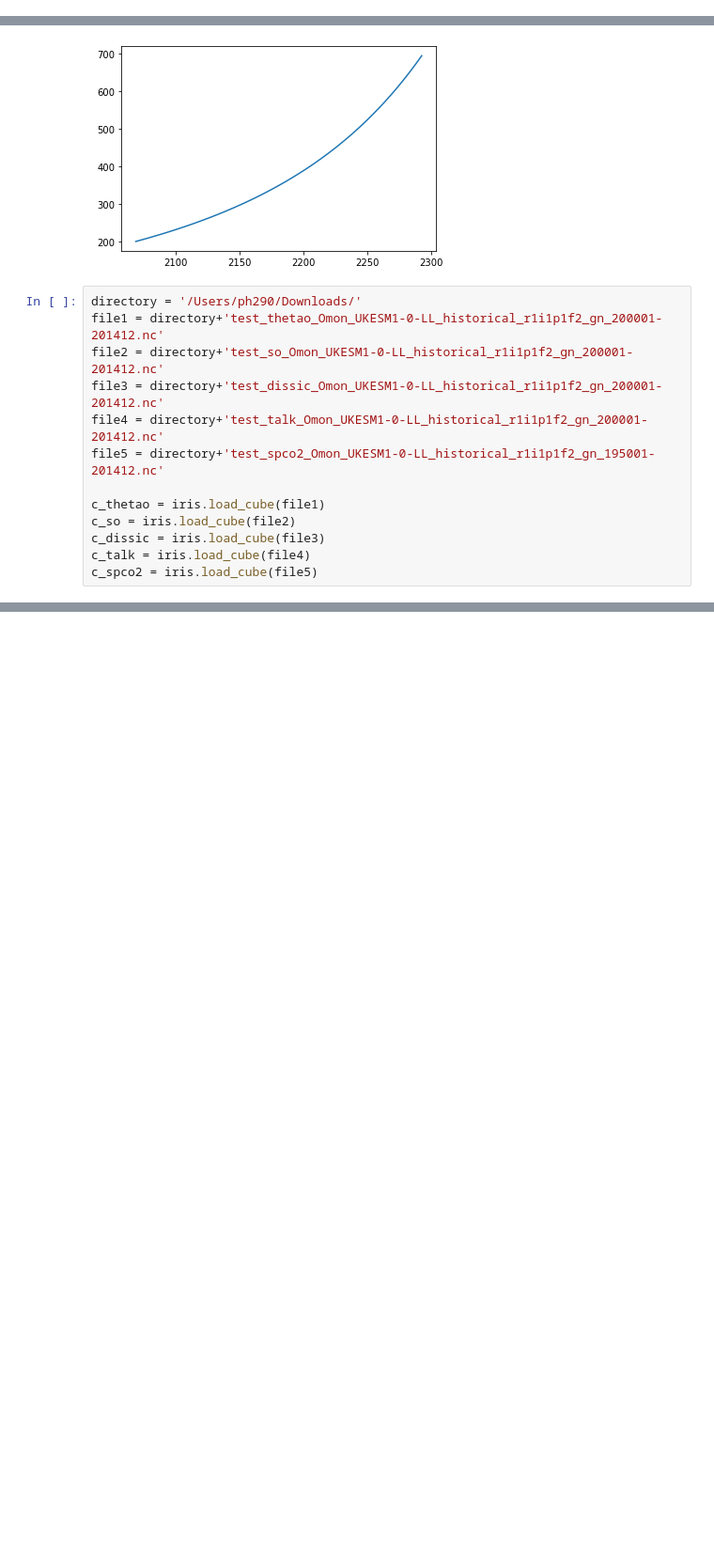
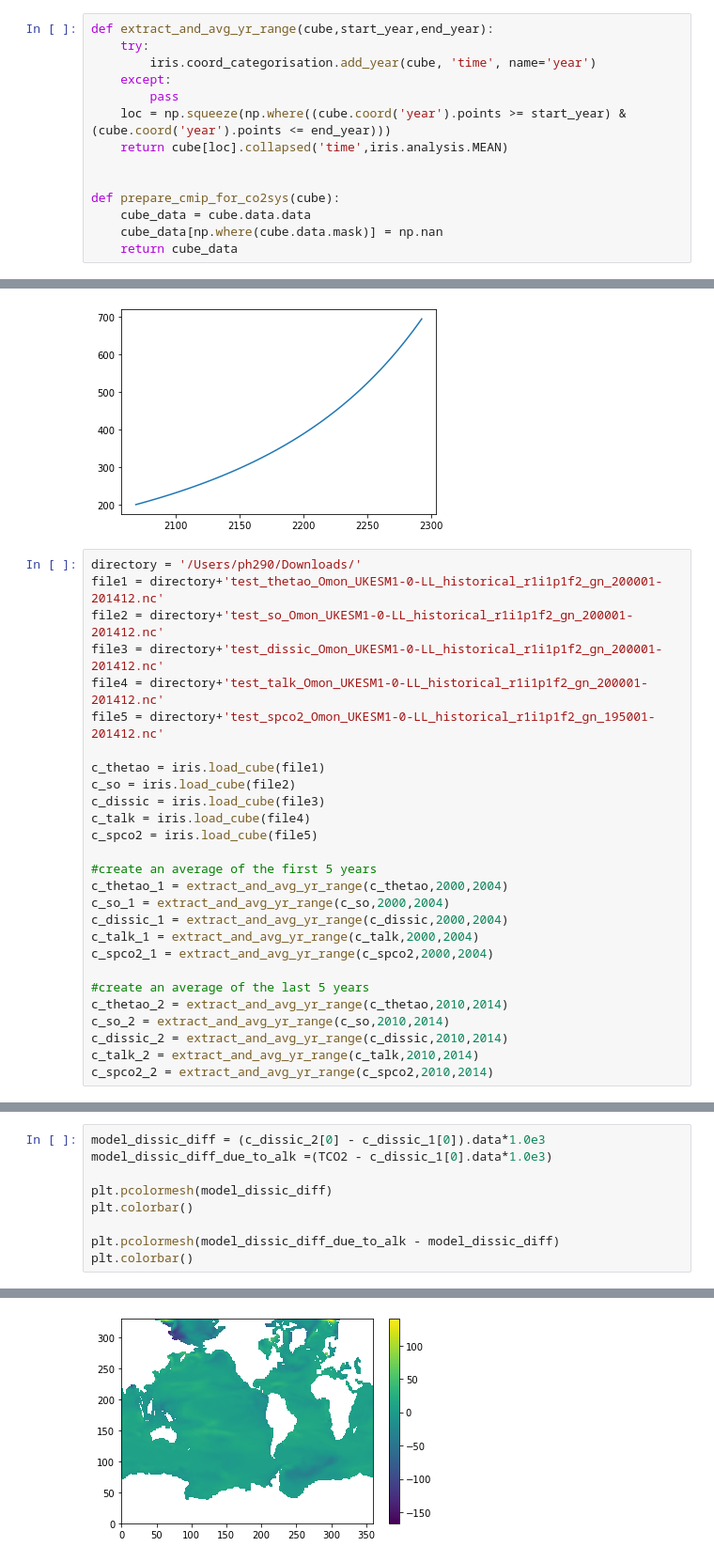
Before and after one commit to PaulHalloran/Jupiter_notebooks_halloran, a Jupyter notebook: co2sys_playing.ipynb, the cells around one changed output, grey strips where cells are left out. Shown at 94% size. Saved outputs shown, nothing was run; the diff lists cells and outputs as text; blank space fills up the shorter version.

```diff
--- a/co2sys_playing.ipynb
+++ b/co2sys_playing.ipynb
@@ -15,0 +21,14 @@ note, data is in /data/dataSSD0/ph290/cmip6 - just downloading UKESM1 for time b
+# %%
+def extract_and_avg_yr_range(cube,start_year,end_year):
+    try:
+        iris.coord_categorisation.add_year(cube, 'time', name='year')
+    except:
+        pass
+    loc = np.squeeze(np.where((cube.coord('year').points >= start_year) & (cube.coord('year').points <= end_year)))
+    return cube[loc].collapsed('time',iris.analysis.MEAN)
+
+
+def prepare_cmip_for_co2sys(cube):
+    cube_data = cube.data.data
+    cube_data[np.where(cube.data.mask)] = np.nan
+    return cube_data
@@ -71,4 +92,18 @@ c_so = iris.load_cube(file2)
 c_dissic = iris.load_cube(file3)
 c_talk = iris.load_cube(file4)
 c_spco2 = iris.load_cube(file5)
+
+#create an average of the first 5 years
+c_thetao_1 = extract_and_avg_yr_range(c_thetao,2000,2004)
+c_so_1 = extract_and_avg_yr_range(c_so,2000,2004)
+c_dissic_1 = extract_and_avg_yr_range(c_dissic,2000,2004)
+c_talk_1 = extract_and_avg_yr_range(c_talk,2000,2004)
+c_spco2_1 = extract_and_avg_yr_range(c_spco2,2000,2004)
+
+#create an average of the last 5 years
+c_thetao_2 = extract_and_avg_yr_range(c_thetao,2010,2014)
+c_so_2 = extract_and_avg_yr_range(c_so,2010,2014)
+c_dissic_2 = extract_and_avg_yr_range(c_dissic,2010,2014)
+c_talk_2 = extract_and_avg_yr_range(c_talk,2010,2014)
+c_spco2_2 = extract_and_avg_yr_range(c_spco2,2010,2014)
 # %%
@@ -141,0 +157,10 @@ CO2SYS_wrap(dic=None, alk=None, pco2=None, fco2=None, pH=None, carb=None, bicarb
+# %%
+model_dissic_diff = (c_dissic_2[0] - c_dissic_1[0]).data*1.0e3
+model_dissic_diff_due_to_alk =(TCO2 - c_dissic_1[0].data*1.0e3)
+
+plt.pcolormesh(model_dissic_diff)
+plt.colorbar()
+
+plt.pcolormesh(model_dissic_diff_due_to_alk - model_dissic_diff)
+plt.colorbar()
+# %% [output]
@@ -141,0 +168 @@ CO2SYS_wrap(dic=None, alk=None, pco2=None, fco2=None, pH=None, carb=None, bicarb
+[figure, added]
```
Also changed, not shown: parts of 13 cells of this notebook.
